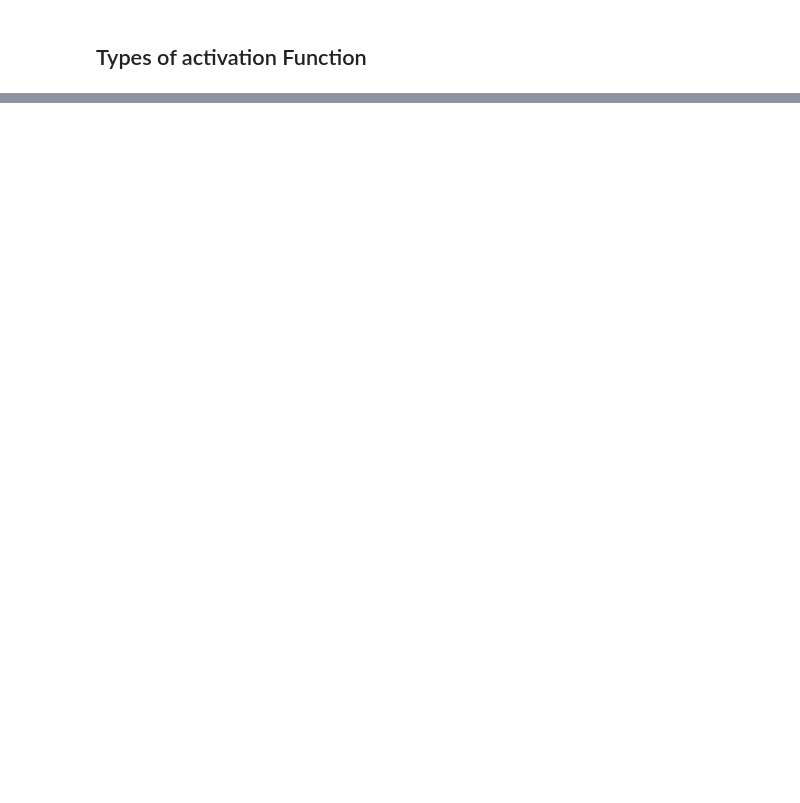
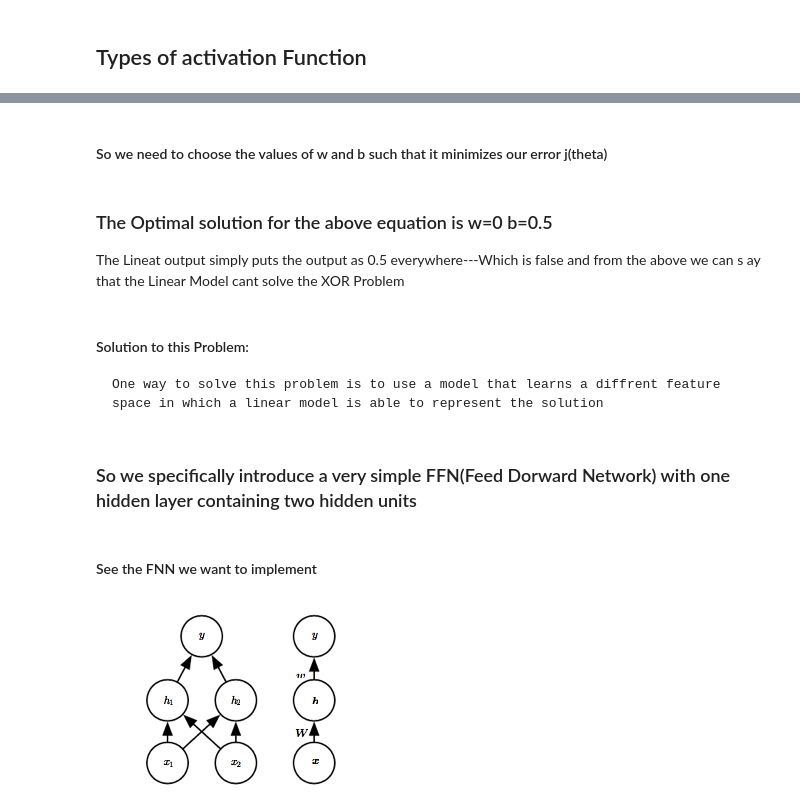
Before and after one commit to jmandivarapu1/Deep_Learning_TensorFow, a Jupyter notebook: Deep_Learning_Definitons/Activation_Function.ipynb, the cells around one changed output, grey strips where cells are left out. Cells and saved outputs as stored; diff of their text form; code cells hidden in the pictures; blank space fills up the shorter version.

```diff
--- a/Deep_Learning_Definitons/Activation_Function.ipynb
+++ b/Deep_Learning_Definitons/Activation_Function.ipynb
@@ -55,0 +41,17 @@ Problem:Causes gradients to vanish
+# %% [markdown]
+#### So we need to choose the values of w and b such that it minimizes our error j(theta)
+# %% [markdown]
+### The Optimal solution for the above equation is w=0 b=0.5
+The Lineat output simply puts the output as 0.5 everywhere---Which is false
+and from the above we can s ay that the Linear Model cant solve the XOR Problem
+# %% [markdown]
+#### Solution to this Problem:
+    One way to solve this problem is to use a model that learns a diffrent feature space in which a linear model is able to represent the solution
+# %% [markdown]
+### So we specifically introduce a very simple FFN(Feed Dorward Network) with one hidden layer containing two hidden units
+# %% [markdown]
+#### See the FNN we want to implement
+# %%
+Image('FNN.jpg')
+# %% [output]
+[figure, added]
```
Also changed, not shown: parts of 33 cells of this notebook.
